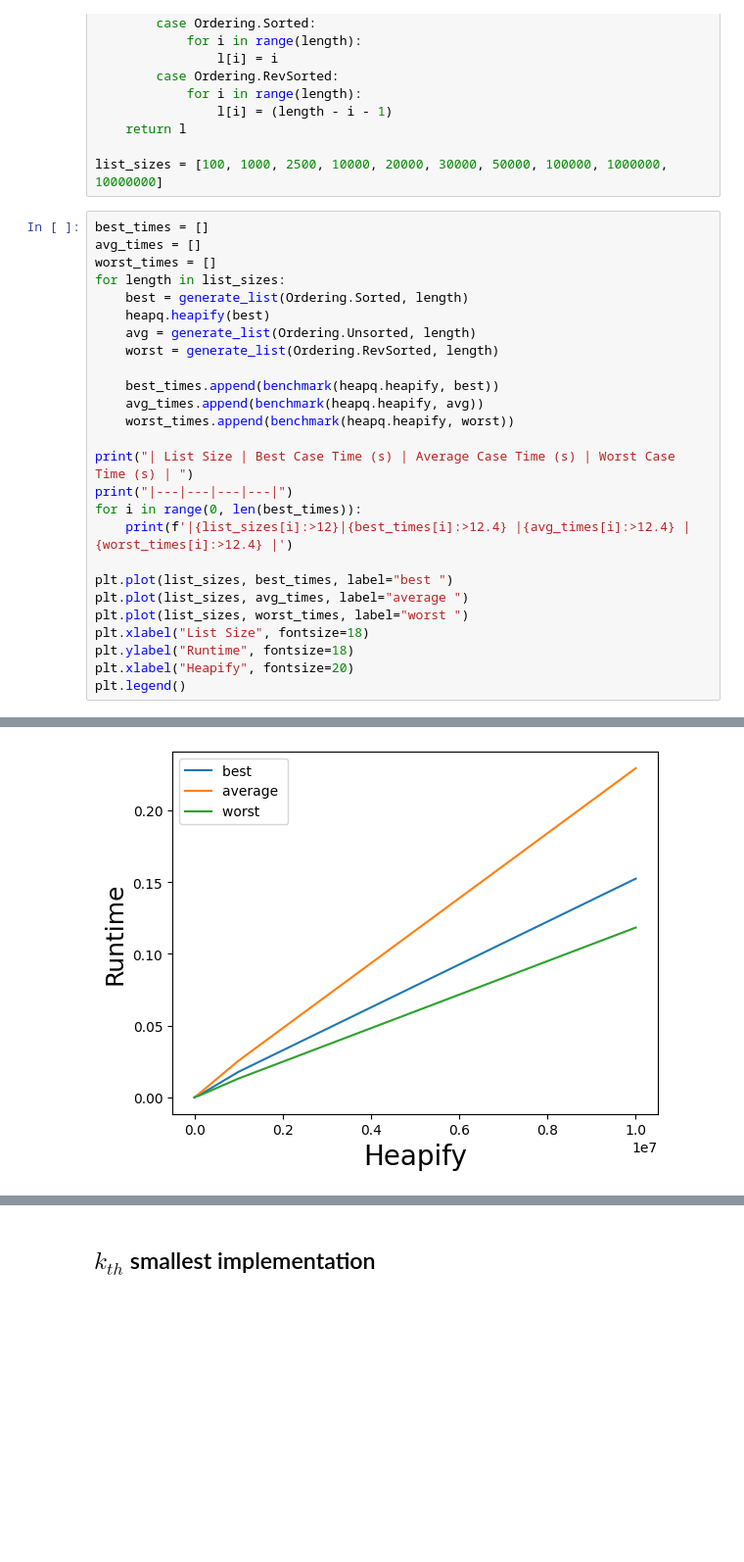
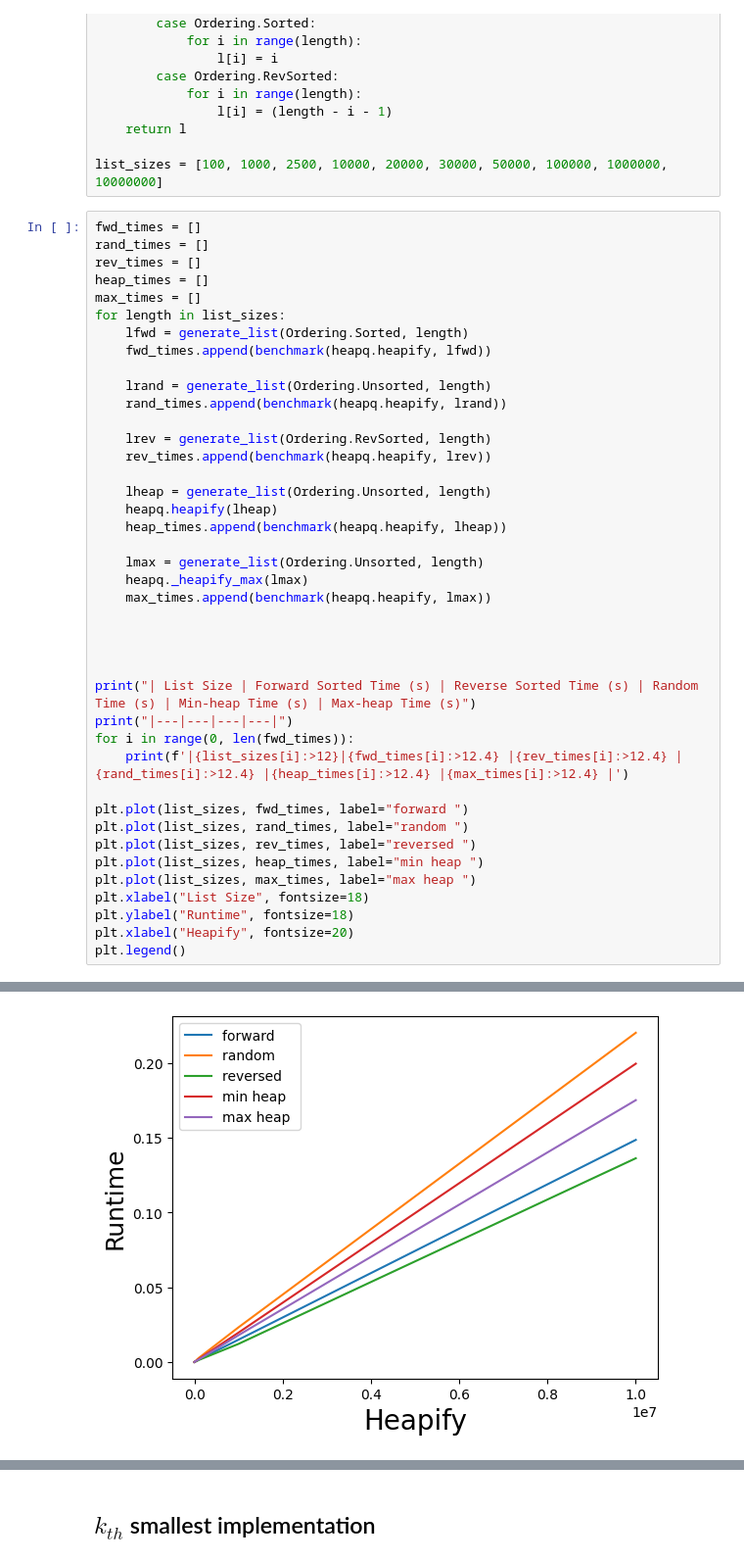
Before and after one commit to xiugaze/csc3310-program-4, a Jupyter notebook: heapq.ipynb, the cells around one changed output, grey strips where cells are left out. Shown at 98% size. Drawn from its saved outputs; the diff is of its cells as text; blank space fills up the shorter version.

Commit message:
heapify benchmarking + linear regression

```diff
--- a/heapq.ipynb
+++ b/heapq.ipynb
@@ -110,27 +129,42 @@ def generate_list(ordering, length):
 
 list_sizes = [100, 1000, 2500, 10000, 20000, 30000, 50000, 100000, 1000000, 10000000]
 # %%
-best_times = []
-avg_times = []
-worst_times = []
+fwd_times = []
+rand_times = []
+rev_times = []
+heap_times = []
+max_times = []
 for length in list_sizes:
-    best = generate_list(Ordering.Sorted, length)
-    heapq.heapify(best)
-    avg = generate_list(Ordering.Unsorted, length)
-    worst = generate_list(Ordering.RevSorted, length)
+    lfwd = generate_list(Ordering.Sorted, length)
+    fwd_times.append(benchmark(heapq.heapify, lfwd))
 
-    best_times.append(benchmark(heapq.heapify, best))
-    avg_times.append(benchmark(heapq.heapify, avg))
-    worst_times.append(benchmark(heapq.heapify, worst))
+    lrand = generate_list(Ordering.Unsorted, length)
+    rand_times.append(benchmark(heapq.heapify, lrand))
 
-print("| List Size | Best Case Time (s) | Average Case Time (s) | Worst Case Time (s) | ")
+    lrev = generate_list(Ordering.RevSorted, length)
+    rev_times.append(benchmark(heapq.heapify, lrev))
+
+    lheap = generate_list(Ordering.Unsorted, length)
+    heapq.heapify(lheap)
+    heap_times.append(benchmark(heapq.heapify, lheap))
+
+    lmax = generate_list(Ordering.Unsorted, length)
+    heapq._heapify_max(lmax)
+    max_times.append(benchmark(heapq.heapify, lmax))
+
+
+
+
+print("| List Size | Forward Sorted Time (s) | Reverse Sorted Time (s) | Random Time (s) | Min-heap Time (s) | Max-heap Time (s)")
 print("|---|---|---|---|")
-for i in range(0, len(best_times)):
-    print(f'|{list_sizes[i]:>12}|{best_times[i]:>12.4} |{avg_times[i]:>12.4} |{worst_times[i]:>12.4} |')
+for i in range(0, len(fwd_times)):
+    print(f'|{list_sizes[i]:>12}|{fwd_times[i]:>12.4} |{rev_times[i]:>12.4} |{rand_times[i]:>12.4} |{heap_times[i]:>12.4} |{max_times[i]:>12.4} |')
 
-plt.plot(list_sizes, best_times, label="best ")
-plt.plot(list_sizes, avg_times, label="average ")
-plt.plot(list_sizes, worst_times, label="worst ")
+plt.plot(list_sizes, fwd_times, label="forward ")
+plt.plot(list_sizes, rand_times, label="random ")
+plt.plot(list_sizes, rev_times, label="reversed ")
+plt.plot(list_sizes, heap_times, label="min heap ")
+plt.plot(list_sizes, max_times, label="max heap ")
 plt.xlabel("List Size", fontsize=18)
 plt.ylabel("Runtime", fontsize=18)
 plt.xlabel("Heapify", fontsize=20)
@@ -151,2 +185,2 @@ plt.legend()
 <matplotlib.legend.Legend at 0x...>
-[figure, old version]
+[figure, new version]
```
Also changed, not shown: parts of 5 cells of this notebook.
